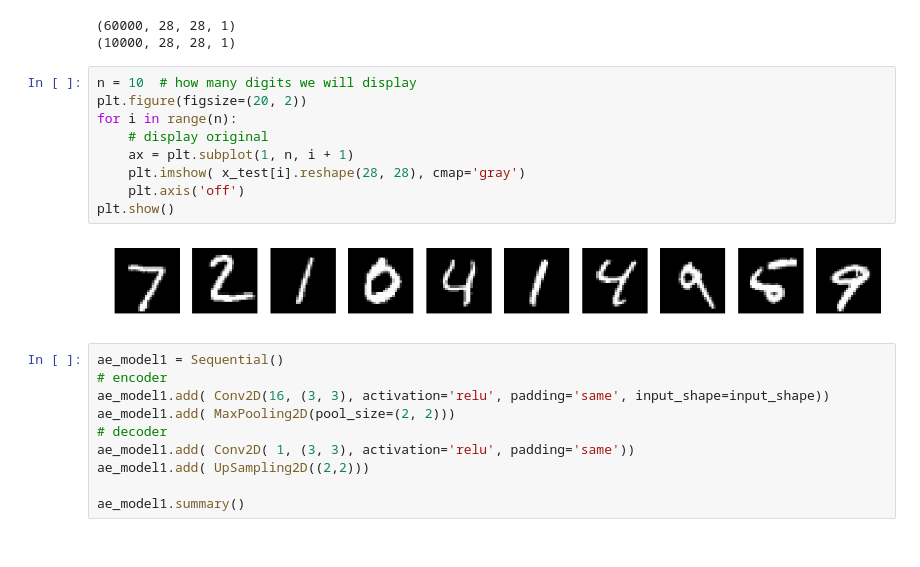
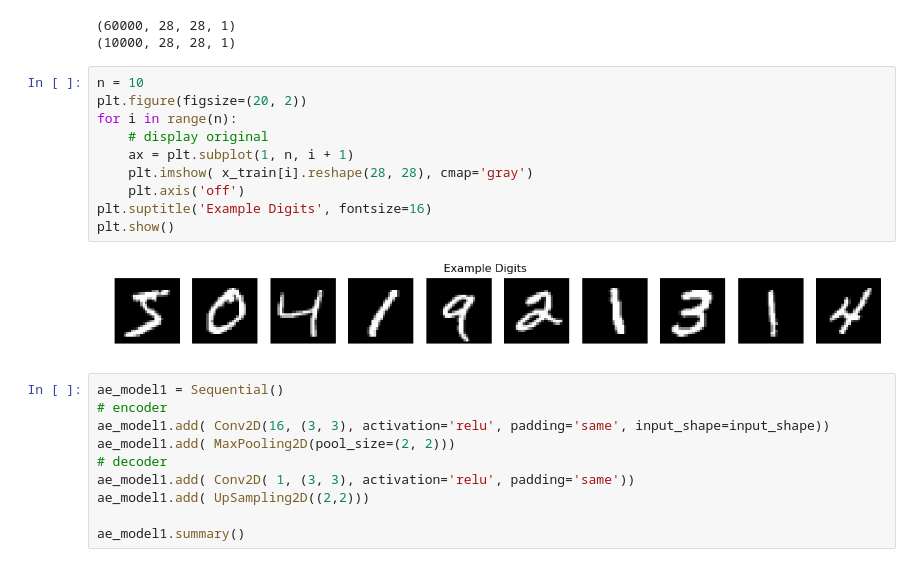
Before and after one commit to varennes/autoencoder-mnist, a Jupyter notebook: ae_model_exploration.ipynb, the cells around one changed output. Drawn from its saved outputs; the diff is of its cells as text.

```diff
--- a/ae_model_exploration.ipynb
+++ b/ae_model_exploration.ipynb
@@ -20,16 +20,17 @@ print x_test.shape
 (60000, 28, 28, 1)
 (10000, 28, 28, 1)
 # %%
-n = 10  # how many digits we will display
+n = 10
 plt.figure(figsize=(20, 2))
 for i in range(n):
     # display original
     ax = plt.subplot(1, n, i + 1)
-    plt.imshow( x_test[i].reshape(28, 28), cmap='gray')
+    plt.imshow( x_train[i].reshape(28, 28), cmap='gray')
     plt.axis('off')
+plt.suptitle('Example Digits', fontsize=16)
 plt.show()
 # %% [output]
-[figure, old version]
+[figure, new version]
 # %%
 ae_model1 = Sequential()
 # encoder
```
Also changed, not shown: parts of 14 cells of this notebook, 1 other file.
